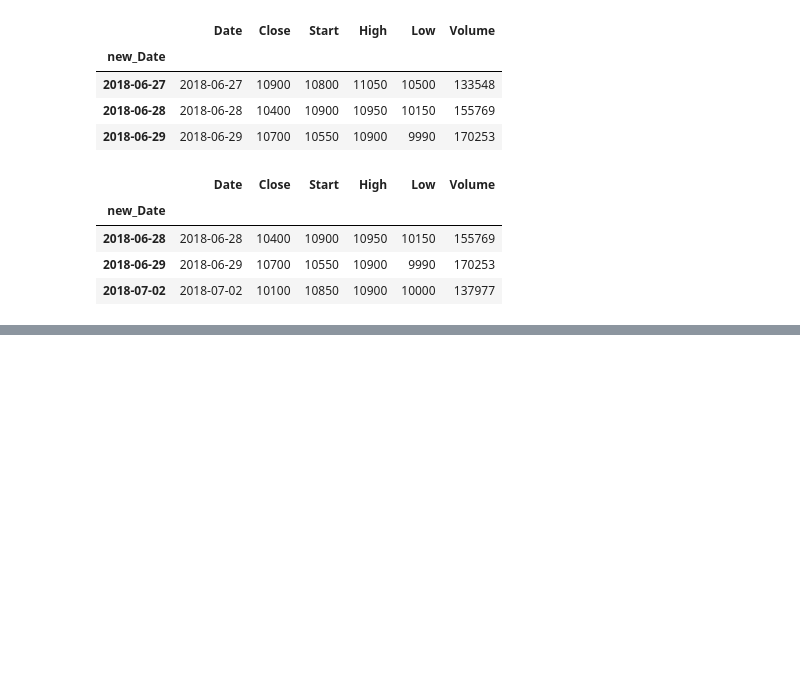
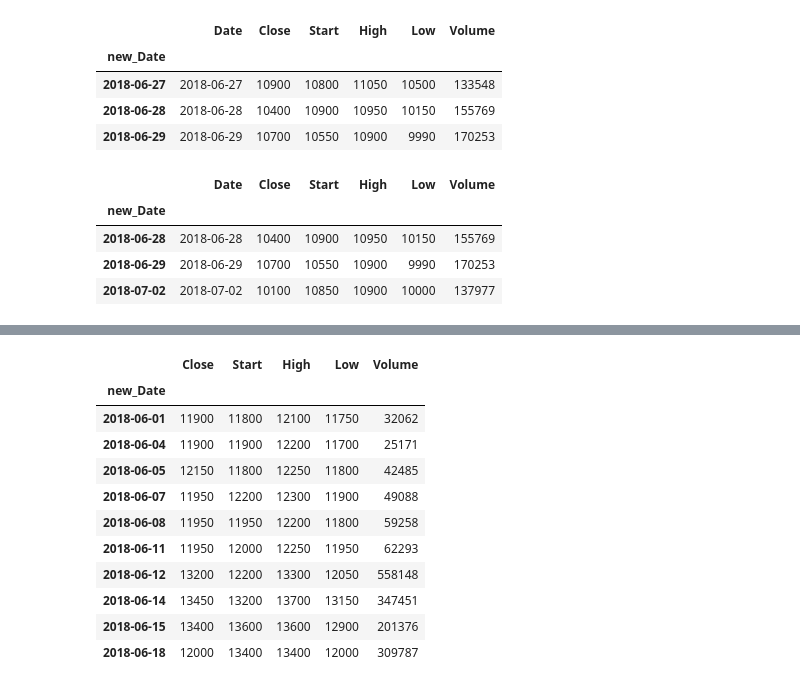
Before and after one commit to ChaeYeongJi/18_data_analytics, a Jupyter notebook: 05_데이터사전처리/06_시계열데이터.ipynb, the cells around one changed output, grey strips where cells are left out. Saved outputs shown, nothing was run; the diff lists cells and outputs as text; code cells hidden in the pictures; blank space fills up the shorter version.

```diff
--- a/06_시계열데이터.ipynb
+++ b/05_데이터사전처리/06_시계열데이터.ipynb
@@ -398,0 +458,25 @@ df.loc[
+# %%
+# 시계열 변환
+df = pd.read_csv('./data/stock-data.csv')
+
+df['new_Date'] = pd.to_datetime(df['Date'])
+
+df.drop(columns=['Date'], inplace=True)
+
+df = df.set_index('new_Date').sort_index()
+
+ts = df.head(10)
+ts
+# %% [output]
+|  | Close | Start | High | Low | Volume |
+| new_Date |  |  |  |  |  |
+| 2018-06-01 | 11900 | 11800 | 12100 | 11750 | 32062 |
+| 2018-06-04 | 11900 | 11900 | 12200 | 11700 | 25171 |
+| 2018-06-05 | 12150 | 11800 | 12250 | 11800 | 42485 |
+| 2018-06-07 | 11950 | 12200 | 12300 | 11900 | 49088 |
+| 2018-06-08 | 11950 | 11950 | 12200 | 11800 | 59258 |
+| 2018-06-11 | 11950 | 12000 | 12250 | 11950 | 62293 |
+| 2018-06-12 | 13200 | 12200 | 13300 | 12050 | 558148 |
+| 2018-06-14 | 13450 | 13200 | 13700 | 13150 | 347451 |
+| 2018-06-15 | 13400 | 13600 | 13600 | 12900 | 201376 |
+| 2018-06-18 | 12000 | 13400 | 13400 | 12000 | 309787 |
```
Also changed, not shown: parts of 7 cells of this notebook, 3 other files.
